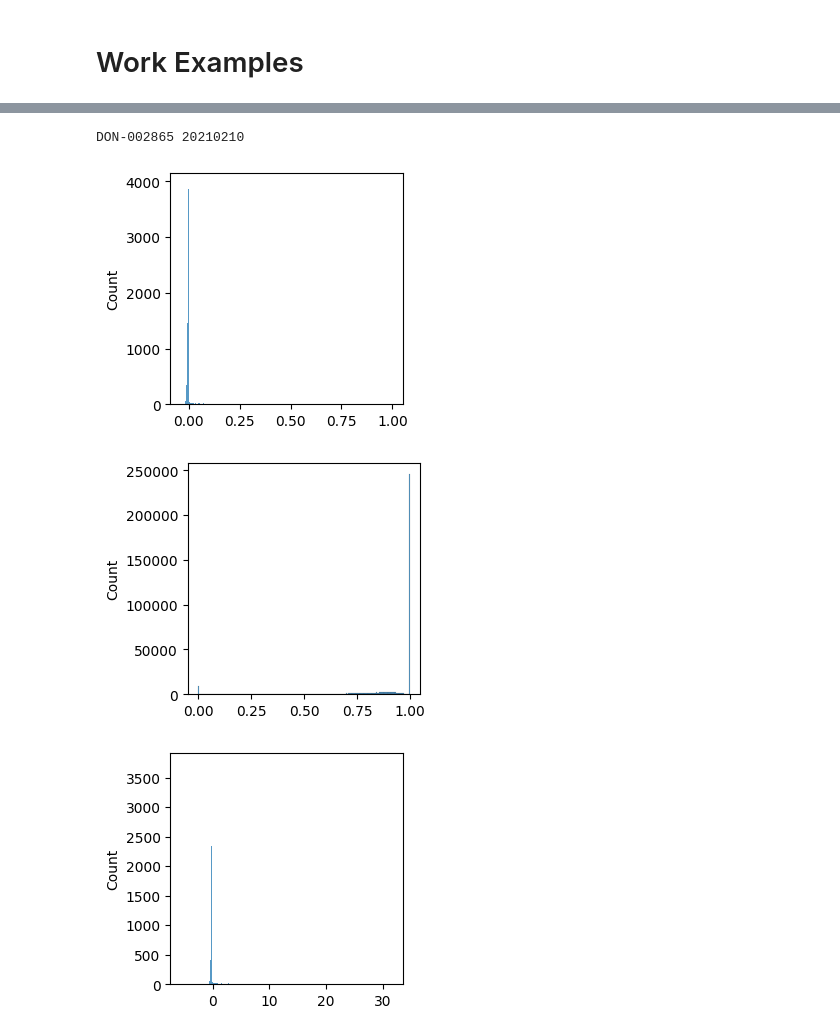
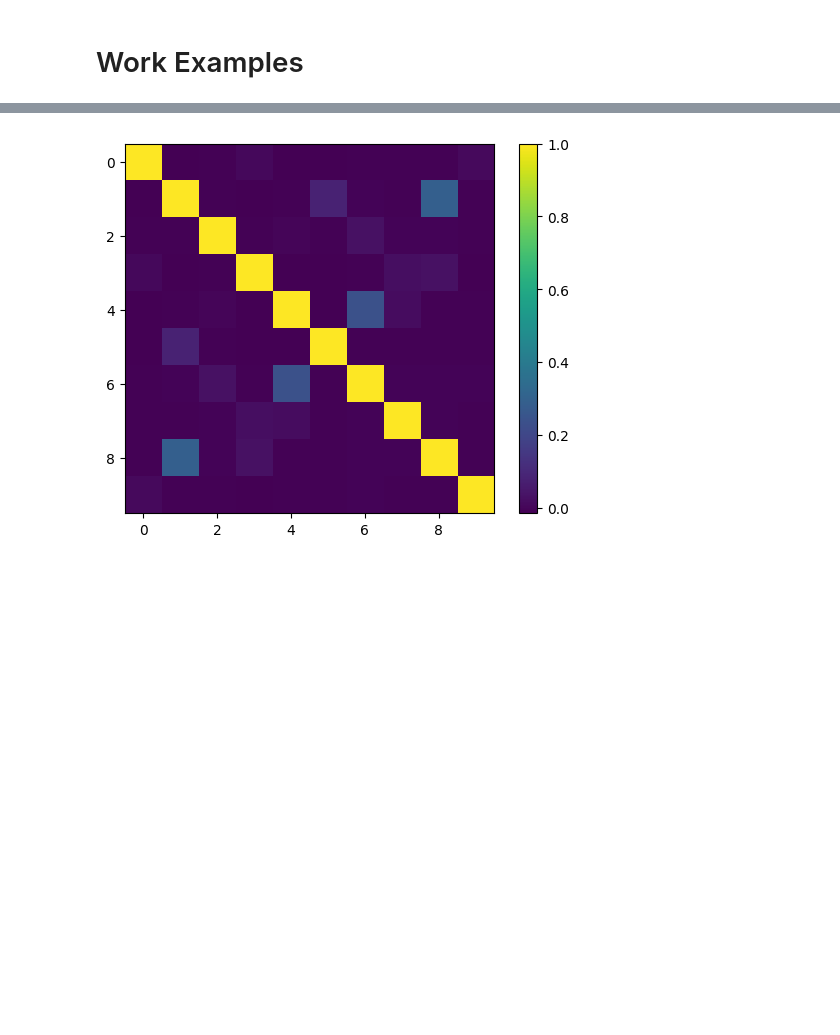
Before and after one commit to Ch3fUlrich/AnimalClass, a Jupyter notebook: Tools/Rodriog/Animal_corr_loader.ipynb, the cells around one changed output, grey strips where cells are left out. Saved outputs shown, nothing was run; the diff lists cells and outputs as text; code cells hidden in the pictures; blank space fills up the shorter version.

```diff
--- a/Tools/Rodriog/Animal_corr_loader.ipynb
+++ b/Tools/Rodriog/Animal_corr_loader.ipynb
@@ -171,24 +204,10 @@ Loading session: DON-002865 20210219
 # %%
 wanted_animal_ids = mice21+mice22
 animals = load_all(root_dir, wanted_animal_ids=wanted_animal_ids, wanted_session_ids=["all"], print_loading=False)
-# %%
-# corr_mat, pval_mat, zscore_mat are matrices with size (n_cells, n_cells)
-
-for animal_id, animal in animals.items():
-    if animal.cohort_year == 2021:
-        for session_id, session in animal.sessions.items():
-            print(f"{animal_id} {session_id}")
-
-            plt.figure(figsize=(3,3))
-            sns.histplot(session.corr_mat.flatten())
-            plt.figure(figsize=(3,3))
-            sns.histplot(session.pval_mat.flatten())
-            plt.figure(figsize=(3,3))
-            sns.histplot(session.zscore_mat.flatten())
-            break
-    break
-# %% [output]
-DON-002865 20210210
-[figure, removed]
-[figure, removed]
-[figure, removed]
+# %%
+session = animals["DON-006084"].sessions["20210519"]
+plt.imshow(session.corr_mat, interpolation="none")
+plt.colorbar()
+plt.show()
+# %% [output]
+[figure, added]
```
Also changed, not shown: parts of 4 cells of this notebook, 5 other files.
